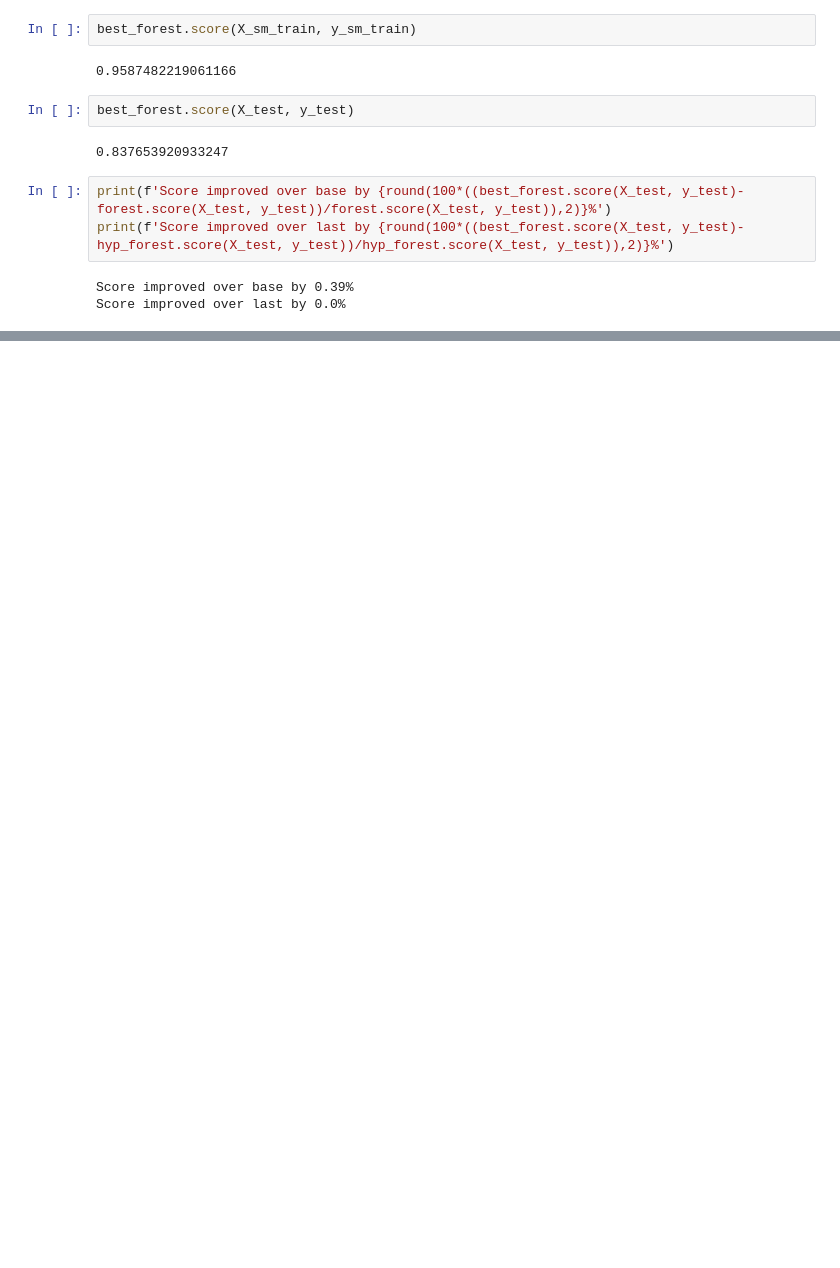
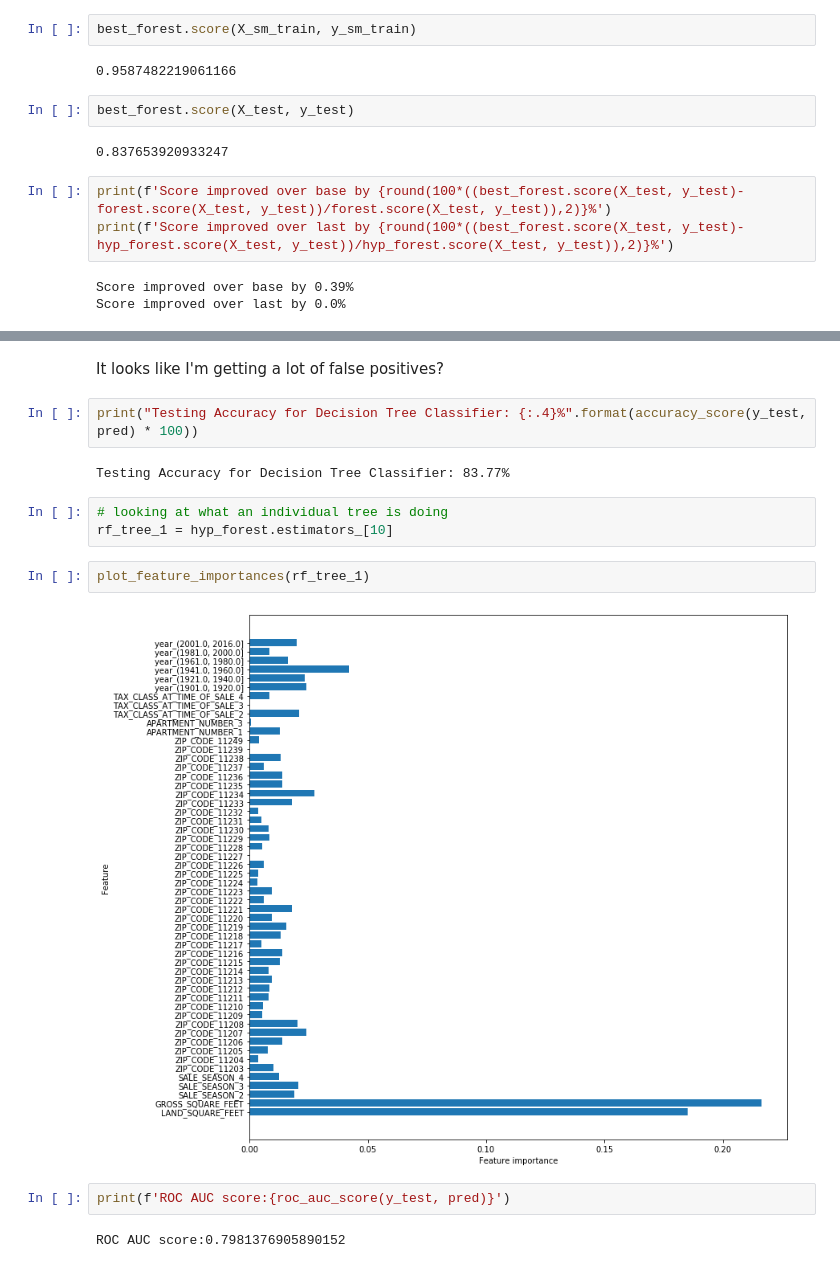
Before and after one commit to ssmithie/classification_project, a Jupyter notebook: Modeling.ipynb, the cells around one changed output, grey strips where cells are left out. Cells and saved outputs as stored; diff of their text form; blank space fills up the shorter version.

```diff
--- a/Modeling.ipynb
+++ b/Modeling.ipynb
@@ -770,0 +793,17 @@ Score improved over last by 0.0%
+# %% [markdown]
+It looks like I'm getting a lot of false positives?
+# %%
+print("Testing Accuracy for Decision Tree Classifier: {:.4}%".format(accuracy_score(y_test, pred) * 100))
+# %% [output]
+Testing Accuracy for Decision Tree Classifier: 83.77%
+# %%
+# looking at what an individual tree is doing
+rf_tree_1 = hyp_forest.estimators_[10]
+# %%
+plot_feature_importances(rf_tree_1)
+# %% [output]
+[figure, added]
+# %%
+print(f'ROC AUC score:{roc_auc_score(y_test, pred)}')
+# %% [output]
+ROC AUC score:0.7981376905890152
```
Also changed, not shown: parts of 12 cells of this notebook.
